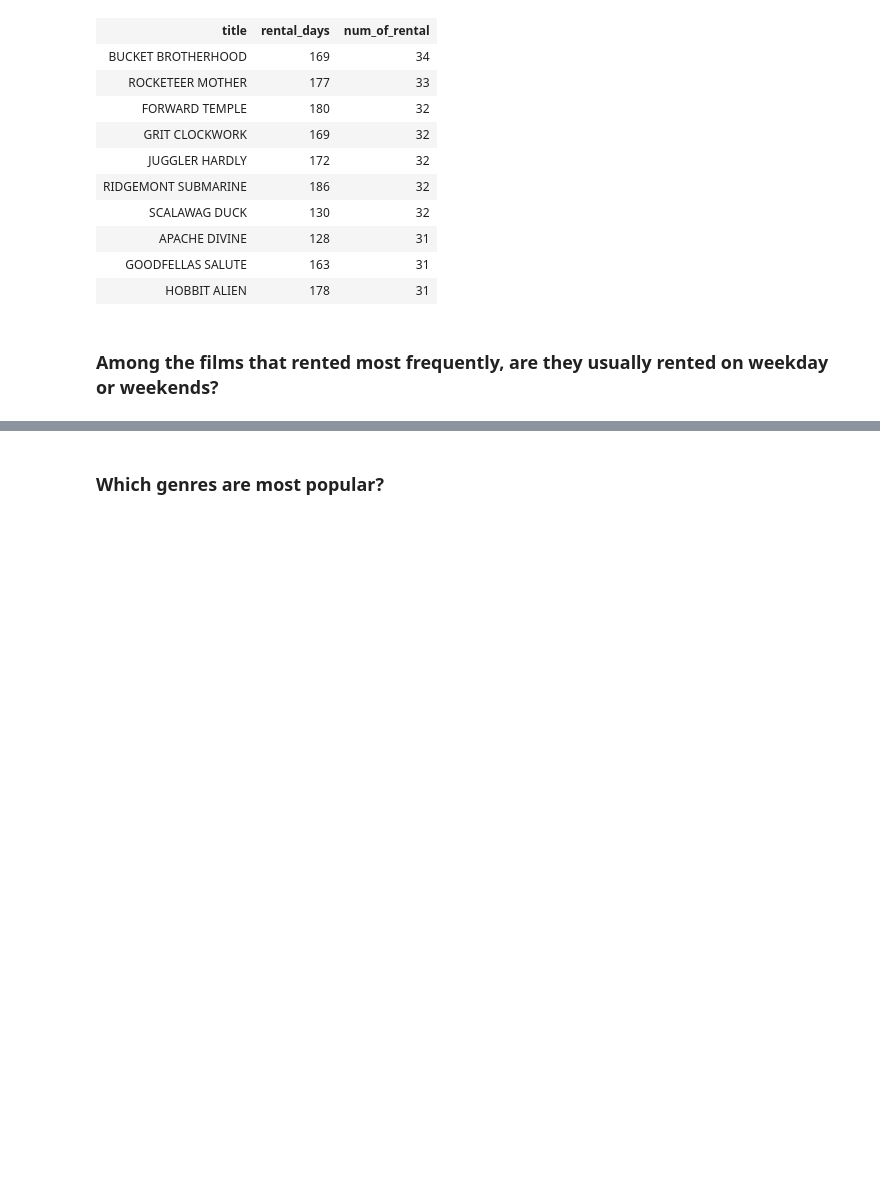
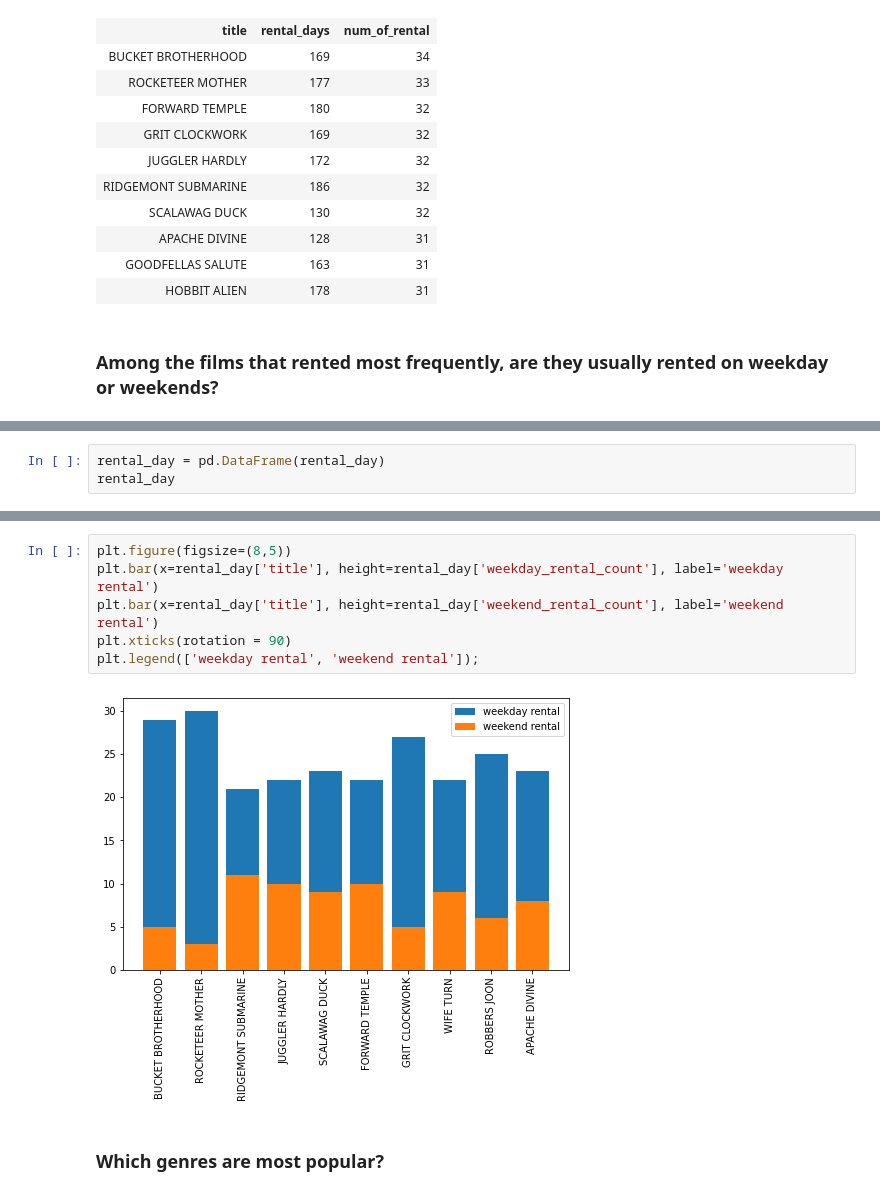
Before and after one commit to Yajinglee/SQL-Projects, a Jupyter notebook: Sakila Database.ipynb, the cells around one changed output, grey strips where cells are left out. Drawn from its saved outputs; the diff is of its cells as text; blank space fills up the shorter version.

```diff
--- a/Sakila Database.ipynb
+++ b/Sakila Database.ipynb
@@ -306,0 +328,3 @@ limit 10
+# %%
+rental_day = pd.DataFrame(rental_day)
+rental_day
@@ -307,3 +343,11 @@ limit 10
+# %%
+plt.figure(figsize=(8,5))
+plt.bar(x=rental_day['title'], height=rental_day['weekday_rental_count'], label='weekday rental')
+plt.bar(x=rental_day['title'], height=rental_day['weekend_rental_count'], label='weekend rental')
+plt.xticks(rotation = 90)
+plt.legend(['weekday rental', 'weekend rental']);
+# %% [output]
+[figure, added]
 # %% [markdown]
 ### Which genres are most popular?
 # %%
```
Also changed, not shown: parts of 21 cells of this notebook.
